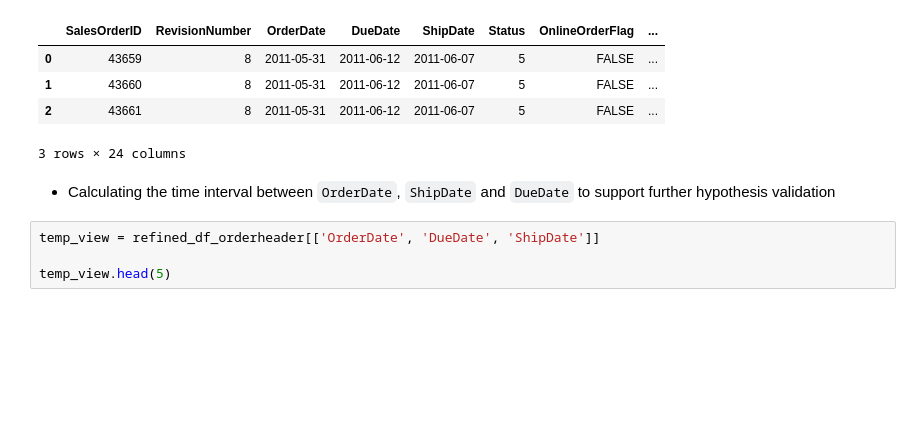
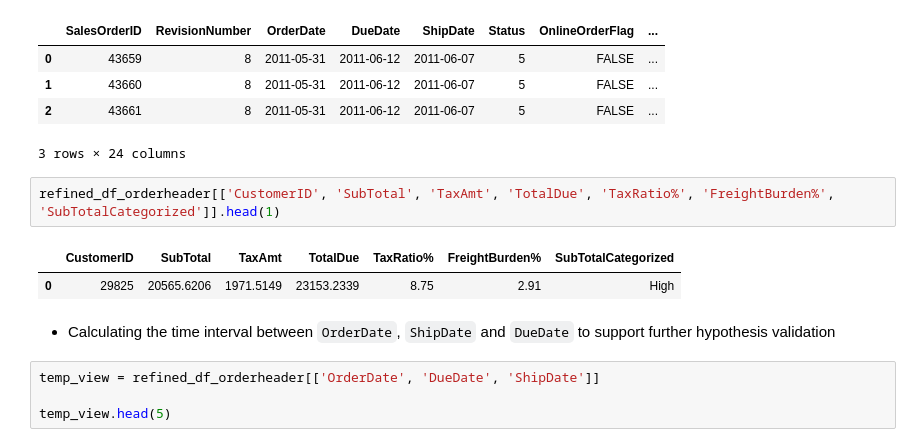
Before and after one commit to AtlasMarbx/AdventureWorks-Data-Migration-and-insight-extraction, a Jupyter notebook: EDA_process.ipynb, the cells around one changed output. Cells and saved outputs as stored; diff of their text form; blank space fills up the shorter version.

```diff
--- a/EDA_process.ipynb
+++ b/EDA_process.ipynb
@@ -301,6 +325,11 @@ refined_df_orderheader.head(3)
 | 1 | 43660 | 8 | 2011-05-31 | 2011-06-12 | 2011-06-07 | 5 | FALSE | ... |
 | 2 | 43661 | 8 | 2011-05-31 | 2011-06-12 | 2011-06-07 | 5 | FALSE | ... |
 3 rows × 24 columns
+# %%
+refined_df_orderheader[['CustomerID', 'SubTotal', 'TaxAmt', 'TotalDue', 'TaxRatio%', 'FreightBurden%', 'SubTotalCategorized']].head(1)
+# %% [output]
+|  | CustomerID | SubTotal | TaxAmt | TotalDue | TaxRatio% | FreightBurden% | SubTotalCategorized |
+| 0 | 29825 | 20565.6206 | 1971.5149 | 23153.2339 | 8.75 | 2.91 | High |
 # %% [markdown]
 - Calculating the time interval between `OrderDate`, `ShipDate` and `DueDate` to support further hypothesis validation
 # %%
```
Also changed, not shown: parts of 10 cells of this notebook.
